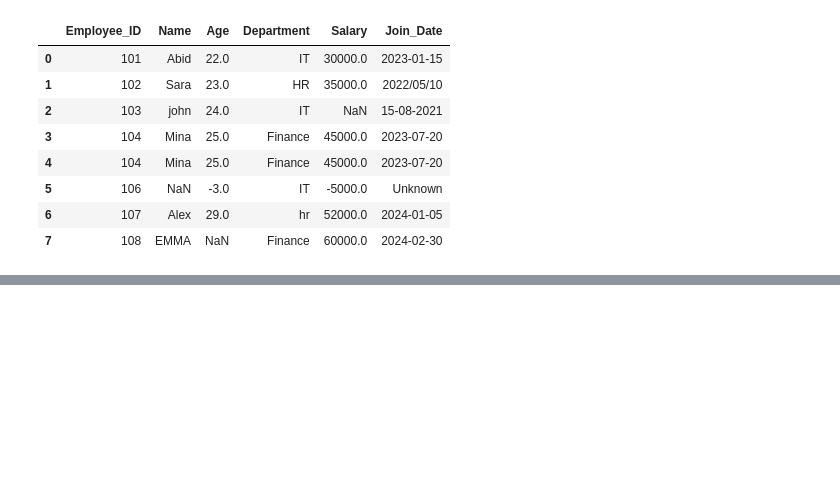
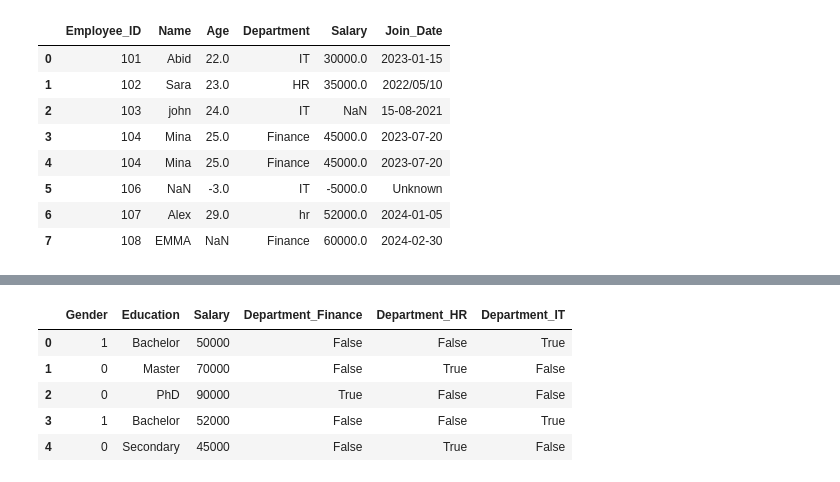
Before and after one commit to abid-rasel/MLOB_My_FILE, a Jupyter notebook: Session/Day 9/FE&DP_for_ML.ipynb, the cells around one changed output, grey strips where cells are left out. Drawn from its saved outputs; the diff is of its cells as text; code cells hidden in the pictures; blank space fills up the shorter version.

```diff
--- a/Session/Day 9/FE&DP_for_ML.ipynb
+++ b/Session/Day 9/FE&DP_for_ML.ipynb
@@ -629,0 +1021,6 @@ dfe
+# %%
+from sklearn.preprocessing import LabelEncoder
+
+le = LabelEncoder()
+
+df["Gender"] = le.fit_transform(df["Gender"])
@@ -629,0 +1054,12 @@ dfe
+# %%
+pd.get_dummies(
+    df,
+    columns=["Department"]
+)
+# %% [output]
+|  | Gender | Education | Salary | Department_Finance | Department_HR | Department_IT |
+| 0 | 1 | Bachelor | 50000 | False | False | True |
+| 1 | 0 | Master | 70000 | False | True | False |
+| 2 | 0 | PhD | 90000 | True | False | False |
+| 3 | 1 | Bachelor | 52000 | False | False | True |
+| 4 | 0 | Secondary | 45000 | False | True | False |
```
Also changed, not shown: parts of 32 cells of this notebook.
